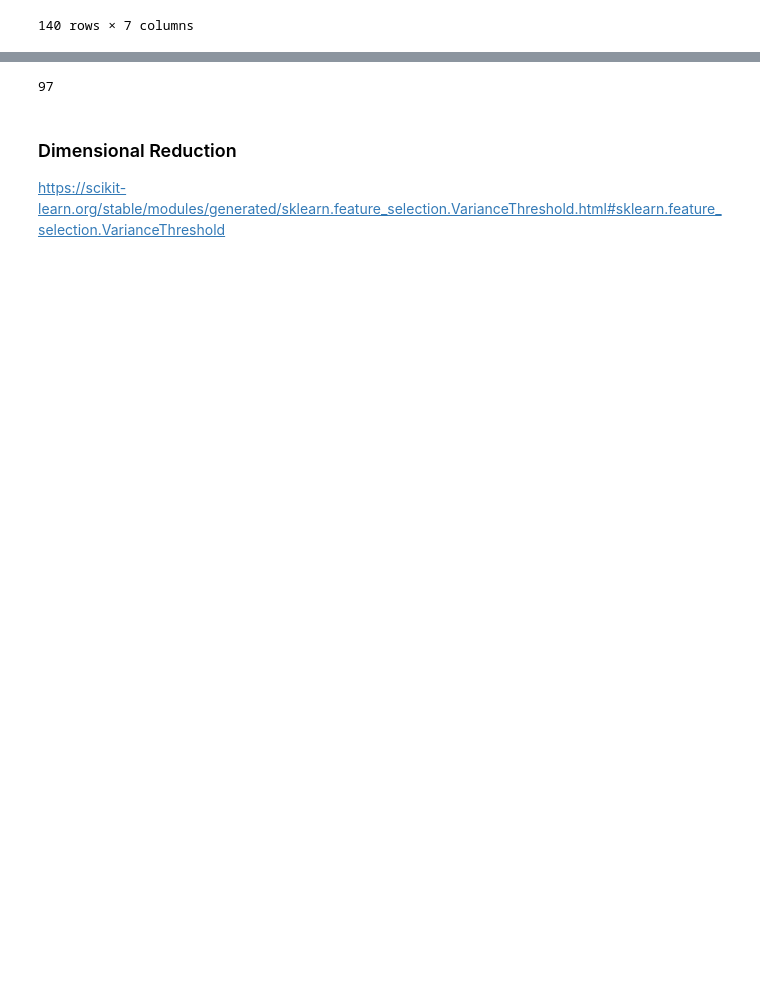
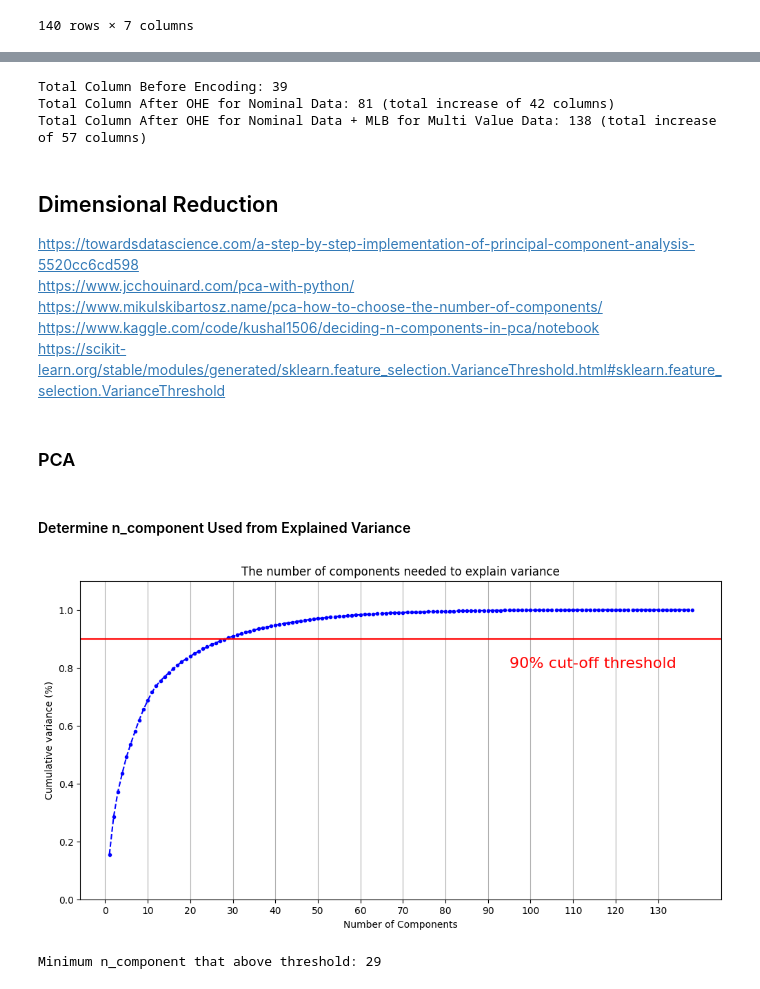
Before and after one commit to arsyadCode/ProjekTA_UPERESEARCH, a Jupyter notebook: Udin/Preprocessing Data Quisioner.ipynb, the cells around one changed output, grey strips where cells are left out. Drawn from its saved outputs; the diff is of its cells as text; code cells hidden in the pictures; blank space fills up the shorter version.

Commit message:
Apply Data Encoding and Adding PCA Process
Applying OrdinalEncoder, OHE, and MLB encoding into main dataset. and
also use PCA in data reduction (Feature Selection)

```diff
--- a/Udin/Preprocessing Data Quisioner.ipynb
+++ b/Udin/Preprocessing Data Quisioner.ipynb
@@ -1897,0 +1900,9 @@ columns_nominal_data
+# %%
+temp1 = pd.DataFrame()
+for column in list_nominal_data:
+    temp2 = [col for col in df_transformed if col.startswith(column)]
+    temp2 = df_transformed[temp2].copy()
+
+    temp1 = pd.concat([temp1, temp2], axis=1)
+
+temp1
@@ -1908,7 +1941,7 @@ list_multi_value = [
     'tipe_pekerjaan_selama_kuliah'
 ]
 
-df_encode = df_cleaned.copy()
+df_encode = df_transformed.copy()
 # %%
 for column, value in df_encode[list_multi_value].items():
     print(f'Column Name: {column} | Unique Total: {value.nunique()} | Data types: {value.dtype}')
@@ -1987,8 +2024,52 @@ data:
 # %%
-df_encode.columns.nunique()
+df_transformed = df_encode.copy()
+
+print(f'Total Column Before Encoding: {total_column_before_encoding}')
+
+total_column_after_MLB = len(df_transformed.columns)
+print(f'Total Column After OHE for Nominal Data: {total_column_after_OHE} (total increase of {total_column_after_OHE-total_column_before_encoding} columns)')
+print(f'Total Column After OHE for Nominal Data + MLB for Multi Value Data: {total_column_after_MLB} (total increase of {total_column_after_MLB-total_column_after_OHE} columns)')
 # %% [output]
-97
+Total Column Before Encoding: 39
+Total Column After OHE for Nominal Data: 81 (total increase of 42 columns)
+Total Column After OHE for Nominal Data + MLB for Multi Value Data: 138 (total increase of 57 columns)
 # %% [markdown]
-### Dimensional Reduction
+## Dimensional Reduction
 
+https://towardsdatascience.com/a-step-by-step-implementation-of-principal-component-analysis-5520cc6cd598 <br>
+https://www.jcchouinard.com/pca-with-python/ <br>
+https://www.mikulskibartosz.name/pca-how-to-choose-the-number-of-components/ <br>
+https://www.kaggle.com/code/kushal1506/deciding-n-components-in-pca/notebook <br>
 https://scikit-learn.org/stable/modules/generated/sklearn.feature_selection.VarianceThreshold.html#sklearn.feature_selection.VarianceThreshold
+# %% [markdown]
+### PCA
+# %% [markdown]
+#### Determine n_component Used from Explained Variance
+# %%
+pca = PCA()
+pca.fit(df_transformed)
+
+number_component = np.arange(1, pca.n_components_ + 1, step=1)
+cumulative_explained_variance = np.cumsum(pca.explained_variance_ratio_)
+
+fig, ax = plt.subplots(figsize=[12, 6])
+
+plt.ylim(0.0,1.1)
+plt.plot(number_component, cumulative_explained_variance, marker='.', linestyle='--', color='b')
+
+plt.xlabel('Number of Components')
+plt.xticks(np.arange(0, pca.n_components_ + 1, step=10)) #change from 0-based array index to 1-based human-readable label
+plt.ylabel('Cumulative variance (%)')
+plt.title('The number of components needed to explain variance')
+
+plt.axhline(y=0.90, color='r', linestyle='-')
+plt.text(95., 0.80, '90% cut-off threshold', color = 'red', fontsize=16)
+
+ax.grid(axis='x')
+plt.show()
+
+cum_var_above_threshold = [x+1 for x in range(len(cumulative_explained_variance)) if cumulative_explained_variance[x] >= 0.90]
+print(f'Minimum n_component that above threshold: {cum_var_above_threshold[0]}')
+# %% [output]
+[figure, added]
+Minimum n_component that above threshold: 29
```
Also changed, not shown: parts of 20 cells of this notebook, 1 other file.
